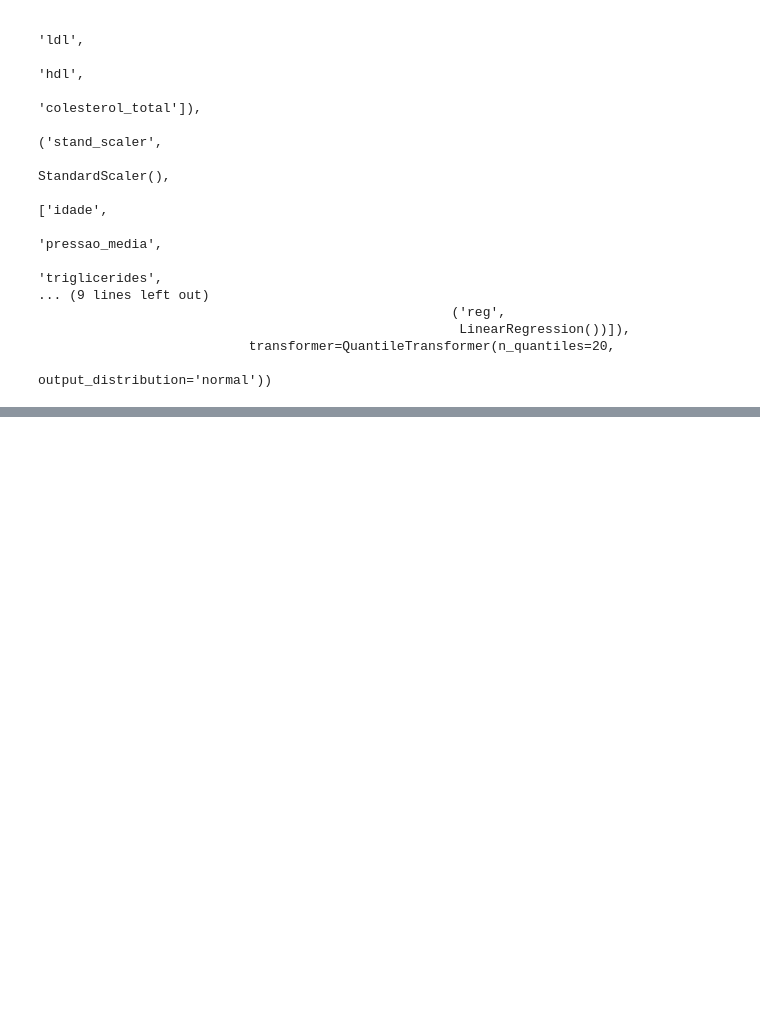
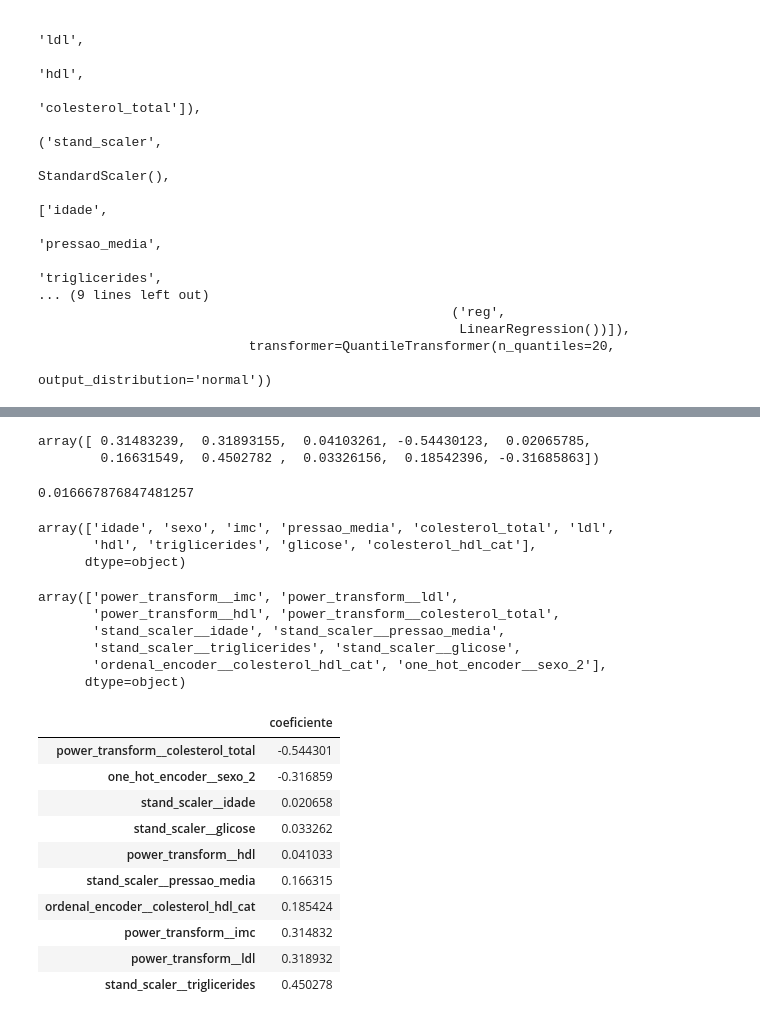
Before and after one commit to PauloViniciusR/Modelos_regressao, a Jupyter notebook: notebooks/07_target_transformer.ipynb, the cells around one changed output, grey strips where cells are left out. Drawn from its saved outputs; the diff is of its cells as text; code cells hidden in the pictures; blank space fills up the shorter version.

```diff
--- a/notebooks/07_target_transformer.ipynb
+++ b/notebooks/07_target_transformer.ipynb
@@ -265,0 +308,44 @@ TransformedTargetRegressor(regressor=Pipeline(steps=[('preprocessor',
+# %%
+tt.regressor_["reg"].coef_
+# %% [output]
+array([ 0.31483239,  0.31893155,  0.04103261, -0.54430123,  0.02065785,
+        0.16631549,  0.4502782 ,  0.03326156,  0.18542396, -0.31685863])
+# %%
+tt.regressor_["reg"].intercept_
+# %% [output]
+0.016667876847481257
+# %%
+tt.regressor_["preprocessor"].feature_names_in_
+# %% [output]
+array(['idade', 'sexo', 'imc', 'pressao_media', 'colesterol_total', 'ldl',
+       'hdl', 'triglicerides', 'glicose', 'colesterol_hdl_cat'],
+      dtype=object)
+# %%
+tt.regressor_["preprocessor"].get_feature_names_out()
+# %% [output]
+array(['power_transform__imc', 'power_transform__ldl',
+       'power_transform__hdl', 'power_transform__colesterol_total',
+       'stand_scaler__idade', 'stand_scaler__pressao_media',
+       'stand_scaler__triglicerides', 'stand_scaler__glicose',
+       'ordenal_encoder__colesterol_hdl_cat', 'one_hot_encoder__sexo_2'],
+      dtype=object)
+# %%
+coefs = dataframe_coeficientes(
+    tt.regressor_["reg"].coef_,
+    tt.regressor_["preprocessor"].get_feature_names_out()
+
+)
+
+coefs
+# %% [output]
+|  | coeficiente |
+| power_transform__colesterol_total | -0.544301 |
+| one_hot_encoder__sexo_2 | -0.316859 |
+| stand_scaler__idade | 0.020658 |
+| stand_scaler__glicose | 0.033262 |
+| power_transform__hdl | 0.041033 |
+| stand_scaler__pressao_media | 0.166315 |
+| ordenal_encoder__colesterol_hdl_cat | 0.185424 |
+| power_transform__imc | 0.314832 |
+| power_transform__ldl | 0.318932 |
+| stand_scaler__triglicerides | 0.450278 |
```
Also changed, not shown: parts of 4 cells of this notebook.
